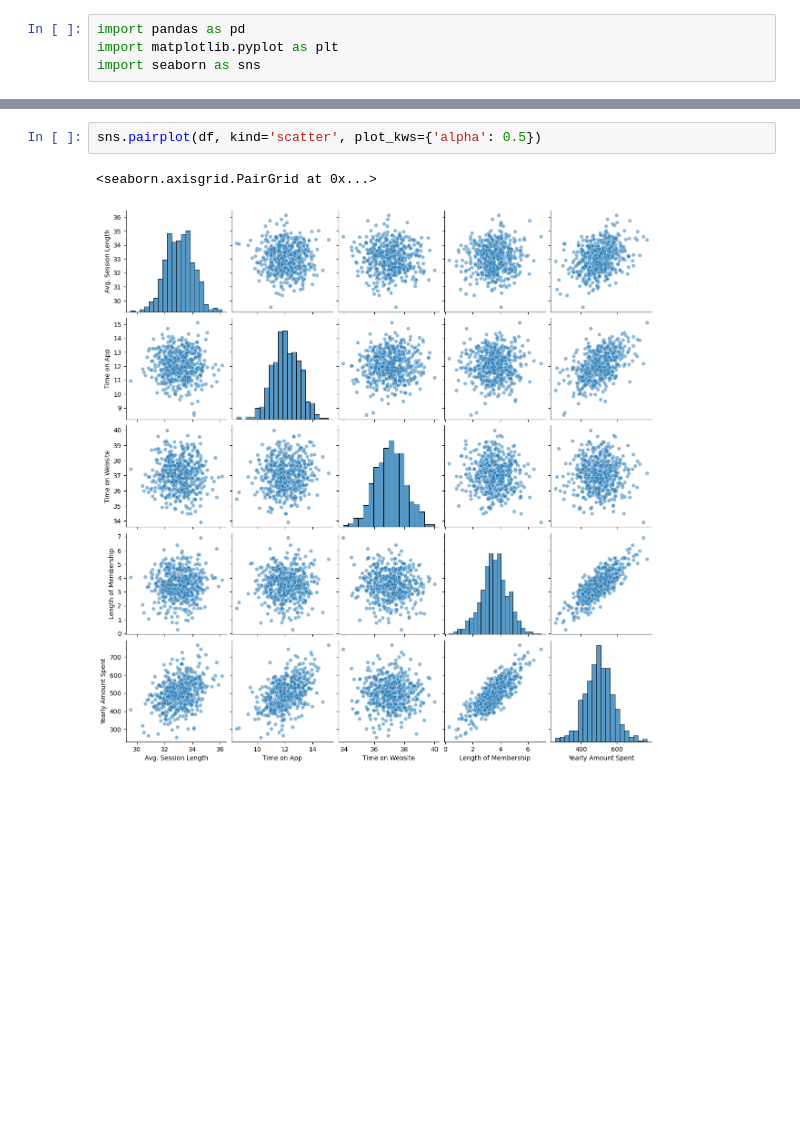
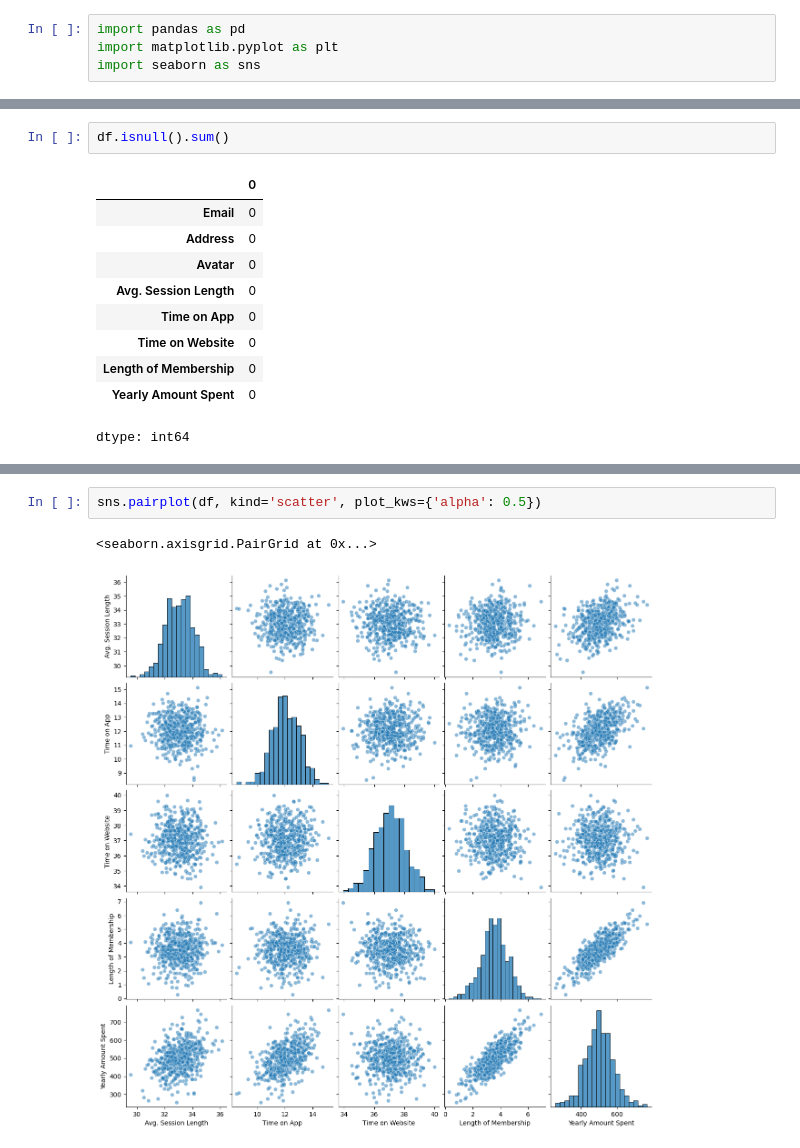
Before and after one commit to Iteba/Data-Science-Practice, a Jupyter notebook: Ecommerce_Linear_Regression_Practice/Ecommerce_Linear_Regression_Practice.ipynb, the cells around one changed output, grey strips where cells are left out. Cells and saved outputs as stored; diff of their text form; blank space fills up the shorter version.

```diff
--- a/Ecommerce_Linear_Regression_Practice/Ecommerce_Linear_Regression_Practice.ipynb
+++ b/Ecommerce_Linear_Regression_Practice/Ecommerce_Linear_Regression_Practice.ipynb
@@ -15,0 +32,13 @@ sns.jointplot(x="Time on App", y="Yearly Amount Spent", data=df, alpha=0.5)
+# %%
+df.isnull().sum()
+# %% [output]
+|  | 0 |
+| Email | 0 |
+| Address | 0 |
+| Avatar | 0 |
+| Avg. Session Length | 0 |
+| Time on App | 0 |
+| Time on Website | 0 |
+| Length of Membership | 0 |
+| Yearly Amount Spent | 0 |
+dtype: int64
```
Also changed, not shown: parts of 35 cells of this notebook.
